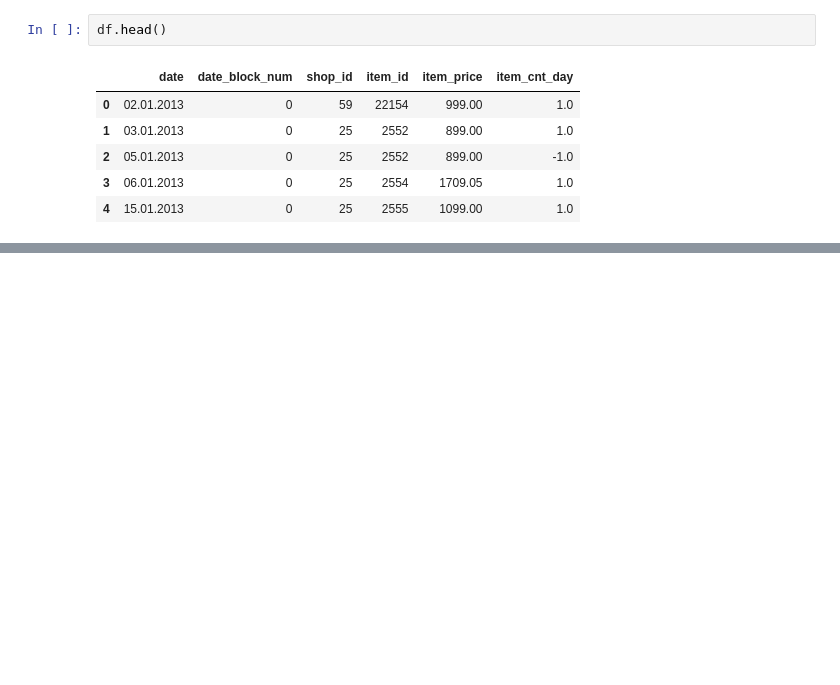
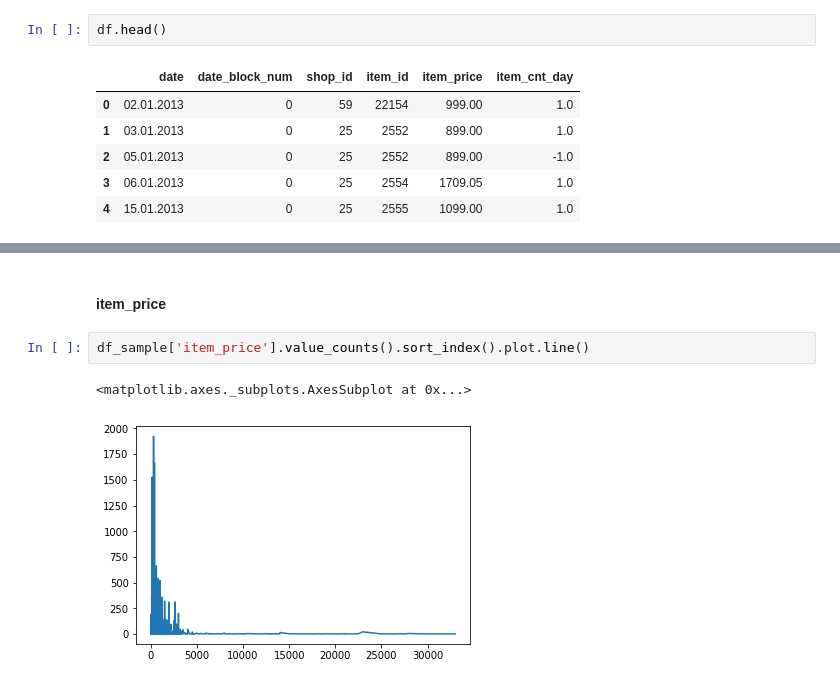
Before and after one commit to aaronbjohnson/predict-future-sales, a Jupyter notebook: notebooks/1.0_abj_initial-data-exploration.ipynb, the cells around one changed output, grey strips where cells are left out. Saved outputs shown, nothing was run; the diff lists cells and outputs as text; blank space fills up the shorter version.

```diff
--- a/notebooks/1.0_abj_initial-data-exploration.ipynb
+++ b/notebooks/1.0_abj_initial-data-exploration.ipynb
@@ -32,0 +79,7 @@ Importing the data variable description from [kaggle](https://www.kaggle.com/c/c
+# %% [markdown]
+#### item_price
+# %%
+df_sample['item_price'].value_counts().sort_index().plot.line()
+# %% [output]
+<matplotlib.axes._subplots.AxesSubplot at 0x...>
+[figure, added]
```
Also changed, not shown: parts of 11 cells of this notebook, 1 other file.
